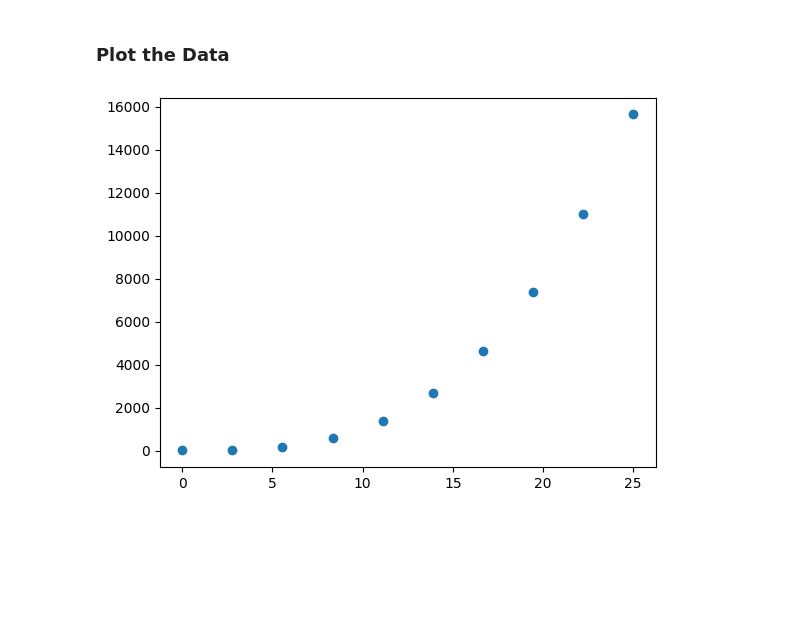
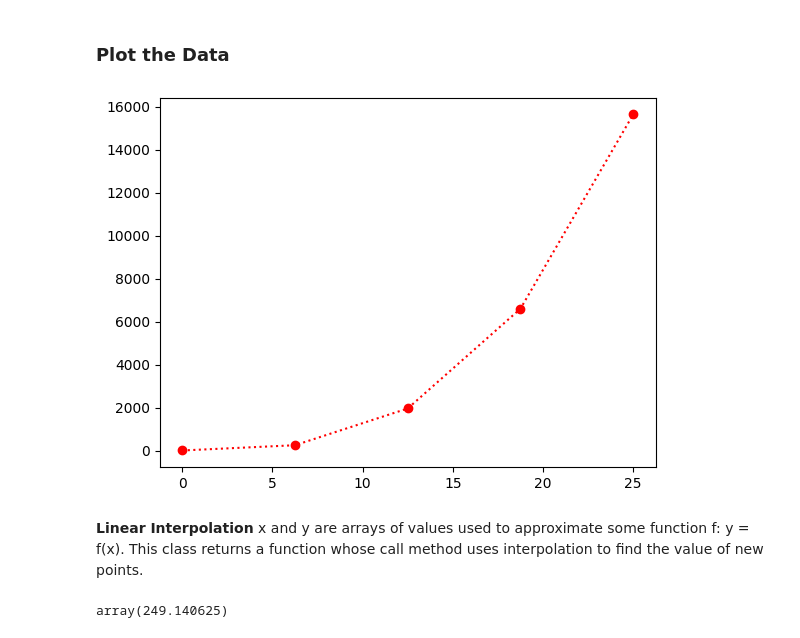
Before and after one commit to suddeb/PythonCode, a Jupyter notebook: DataManipulation/FillMissingValues-3.ipynb, the cells around one changed output. Drawn from its saved outputs; the diff is of its cells as text; code cells hidden in the pictures; blank space fills up the shorter version.

Commit message:
More interpolate examples

```diff
--- a/DataManipulation/FillMissingValues-3.ipynb
+++ b/DataManipulation/FillMissingValues-3.ipynb
@@ -13,12 +13,19 @@ from scipy.interpolate import interp2d
 # %% [markdown]
 ### Example Data
 # %%
-x_data = np.linspace(0,25,10)
+x_data = np.linspace(0,25,5)
 y_data = x_data**3 + 5
 # %% [markdown]
 ### Plot the Data
 # %%
-plt.scatter(x_data, y_data)
+plt.plot(x_data, y_data,'ro:')
 plt.show()
 # %% [output]
-[figure, old version]
+[figure, new version]
+# %% [markdown]
+**Linear Interpolation** x and y are arrays of values used to approximate some function f: y = f(x). This class returns a function whose call method uses interpolation to find the value of new points.
+# %%
+yfn = interp1d(x_data, y_data, kind='linear')
+yfn(6.25)
+# %% [output]
+array(249.140625)
```
Also changed, not shown: parts of 7 cells of this notebook.
